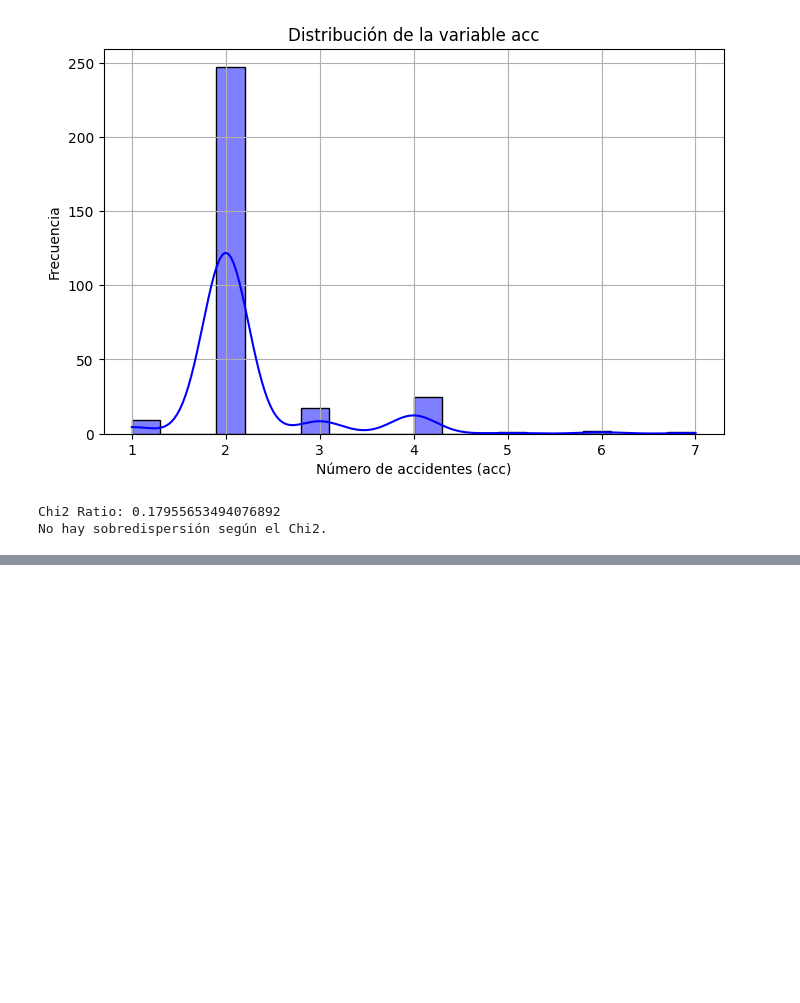
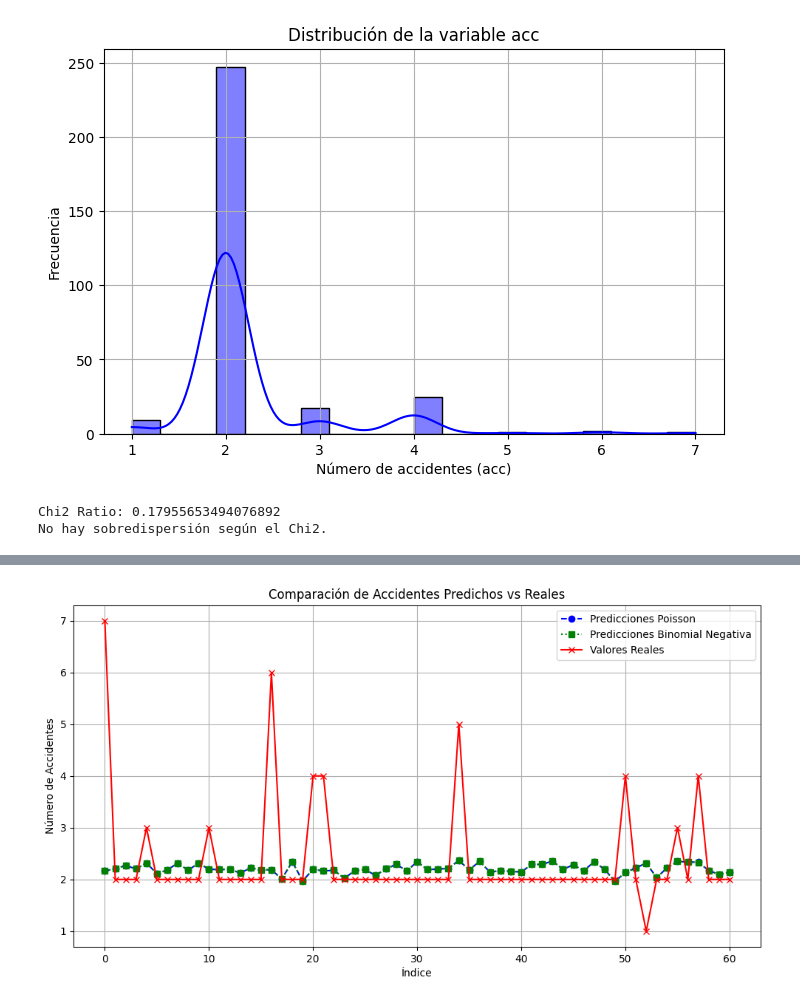
Before and after one commit to Gabriela2685/Accidentes, a Jupyter notebook: pruebass.ipynb, the cells around one changed output, grey strips where cells are left out. Cells and saved outputs as stored; diff of their text form; code cells hidden in the pictures; blank space fills up the shorter version.

```diff
--- a/pruebass.ipynb
+++ b/pruebass.ipynb
@@ -432,0 +362,75 @@ No hay sobredispersión según el Chi2.
+# %%
+import pandas as pd
+import numpy as np
+from patsy import dmatrices
+import statsmodels.api as sm
+import statsmodels.formula.api as smf
+from sklearn.model_selection import train_test_split
+import matplotlib.pyplot as plt
+
+# Cargar los datos
+data = pd.read_csv('https://docs.google.com/spreadsheets/d/e/2PACX-1vSvEd0y6NK76QorUUvJjAqRZDsJRcC_rOXBFW5gDOJ4RrqkVUHR7xXbVqnnGx45Pw/pub?output=csv')
+
+# Convertir variables categóricas en numéricas
+data['hora_pico'] = data['hora_pico'].map({'SI': 1, 'NO': 0})
+data['horario'] = data['horario'].map({'DIA': 0, 'NOCHE': 1})
+data['tipo_de_interseccion'] = data['tipo_de_interseccion'].astype('category').cat.codes
+data['dia'] = data['dia'].astype('category').cat.codes
+data['dia_1'] = data['dia_1'].map({'Entre semana': 0, 'Fin de semana': 1})
+
+# Dividir los datos en entrenamiento y prueba
+train_data, test_data = train_test_split(data, test_size=0.2, random_state=42)
+
+# Fórmula del modelo
+formula = """acc ~ precipitacion + hora_pico + horario + tipo_de_interseccion + dia + dia_1"""
+
+# Crear las matrices para el modelo
+y_train, X_train = dmatrices(formula, train_data, return_type='dataframe')
+y_test, X_test = dmatrices(formula, test_data, return_type='dataframe')
+
+# Ajustar el modelo de Poisson
+poisson_model = sm.GLM(y_train, X_train, family=sm.families.Poisson()).fit()
+print(poisson_model.summary())
+
+# Diagnóstico: Verificar la sobredispersión
+train_data['lambda_hat'] = poisson_model.mu
+train_data['aux_ols_dep'] = ((train_data['acc'] - train_data['lambda_hat'])**2 - train_data['lambda_hat']) / train_data['lambda_hat']
+
+# Ajustar un modelo de dispersión (OLS)
+ols_formula = """aux_ols_dep ~ lambda_hat - 1"""
+aux_ols_model = smf.ols(ols_formula, data=train_data).fit()
+print(f"Parámetro alpha para Binomial Negativa: {aux_ols_model.params[0]}")
+
+# Asegurar que alpha sea positivo
+alpha = max(0.01, aux_ols_model.params[0])  # Establecer un mínimo para alpha
+print(f"Alpha ajustado: {alpha}")
+
+# Ajustar el modelo de Binomial Negativa
+nb2_model = sm.GLM(y_train, X_train, family=sm.families.NegativeBinomial(alpha=alpha)).fit()
+print(nb2_model.summary())
+
+# Predicciones del modelo de Poisson
+poisson_predictions = poisson_model.get_prediction(X_test)
+poisson_predictions_summary = poisson_predictions.summary_frame()
+predicted_counts_poisson = poisson_predictions_summary['mean']
+
+# Predicciones del modelo de Binomial Negativa
+nb2_predictions = nb2_model.get_prediction(X_test)
+nb2_predictions_summary = nb2_predictions.summary_frame()
+predicted_counts_nb2 = nb2_predictions_summary['mean']
+
+# Comparar predicciones con valores reales
+actual_counts = y_test['acc']
+
+# Visualizar resultados
+plt.figure(figsize=(12, 6))
+plt.plot(predicted_counts_poisson.values, label='Predicciones Poisson', marker='o', linestyle='dashed', color='blue')
+plt.plot(predicted_counts_nb2.values, label='Predicciones Binomial Negativa', marker='s', linestyle='dotted', color='green')
+plt.plot(actual_counts.values, label='Valores Reales', marker='x', linestyle='solid', color='red')
+plt.title('Comparación de Accidentes Predichos vs Reales')
+plt.xlabel('Índice')
+plt.ylabel('Número de Accidentes')
+plt.legend()
+plt.grid()
+plt.show()
+# %% [output]
@@ -432,0 +454 @@ No hay sobredispersión según el Chi2.
+[figure, added]
```
Also changed, not shown: parts of 4 cells of this notebook.
